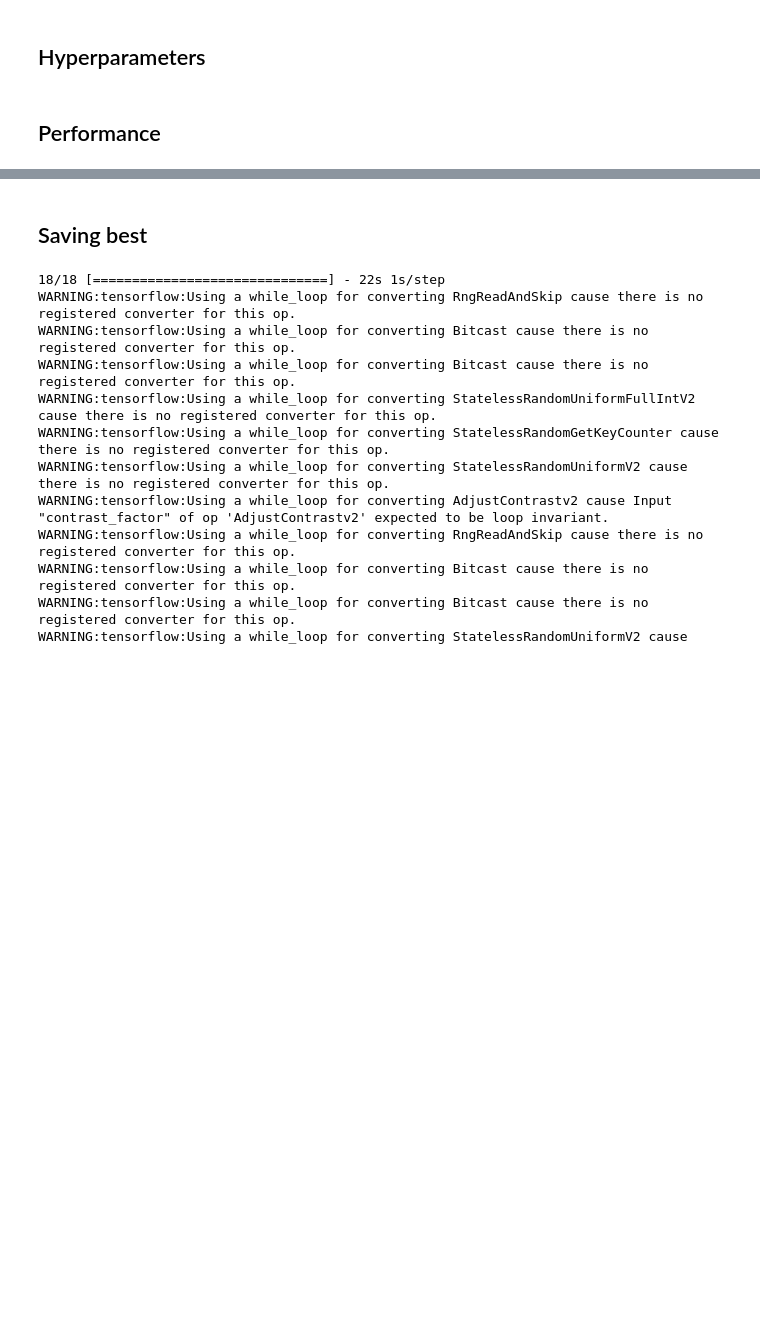
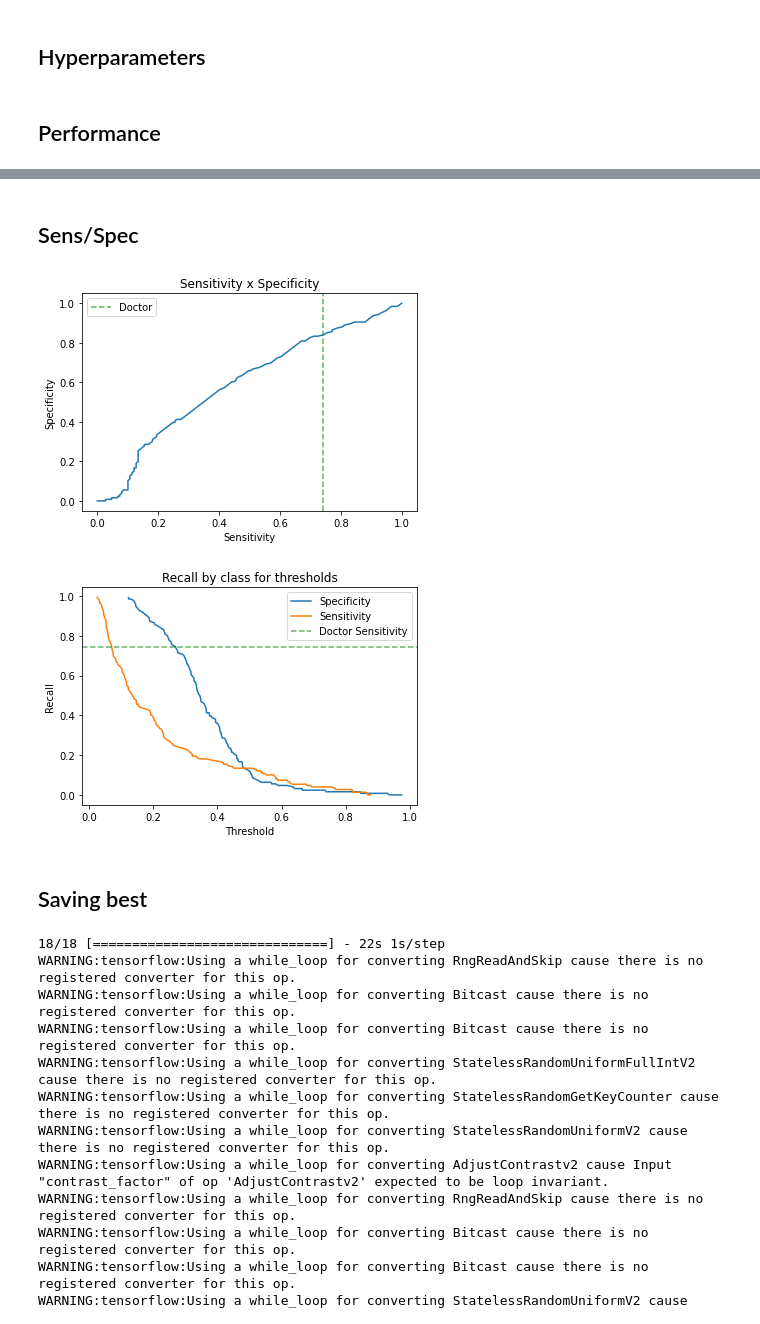
Before and after one commit to CEDipEngineering/ComputerAidedSkinCancerIdentificationAndDiagnosis, a Jupyter notebook: experiments/dip/model_stacking.ipynb, the cells around one changed output, grey strips where cells are left out. Cells and saved outputs as stored; diff of their text form; code cells hidden in the pictures; blank space fills up the shorter version.

Commit message:
Sens/Spec

```diff
--- a/experiments/dip/model_stacking.ipynb
+++ b/experiments/dip/model_stacking.ipynb
@@ -226,3 +234,37 @@ RandomForestClassifier(max_depth=10, max_samples=0.16, n_estimators=365,
+# %% [markdown]
+## Sens/Spec
+# %%
+from sklearn.preprocessing import OrdinalEncoder
+ore = OrdinalEncoder()
+y_recall = ore.fit_transform(y_test.reshape(-1,1)).flatten()
+# %%
+from sklearn.metrics import precision_recall_curve
+
+preds_best = best_features_rfc.predict_proba(x_test_features)
+proba_not = preds_best[:,1]
+proba_cancer = preds_best[:,0]
+pre, sensitivity, thr = precision_recall_curve(y_recall, proba_cancer)
+pre, specificity, thr2 = precision_recall_curve([1 if i==0 else 0 for i in y_recall], proba_not)
+
+plt.plot(sensitivity, specificity);
+plt.axvline(0.743, label="Doctor", c='g', alpha=0.6, ls='--')
+plt.title("Sensitivity x Specificity")
+plt.xlabel("Sensitivity")
+plt.ylabel("Specificity")
+plt.legend()
+plt.show()
+
+plt.plot(thr2, specificity[1:],label='Specificity')
+plt.plot(thr, sensitivity[1:],label='Sensitivity')
+plt.axhline(0.743, label="Doctor Sensitivity", c='g', alpha=0.6, ls='--')
+plt.title("Recall by class for thresholds")
+plt.xlabel("Threshold")
+plt.ylabel("Recall")
+plt.legend()
+plt.show();
+# %% [output]
+[figure, added]
+[figure, added]
 # %% [markdown]
 ## Saving best
 # %%
```
Also changed, not shown: parts of 5 cells of this notebook.
